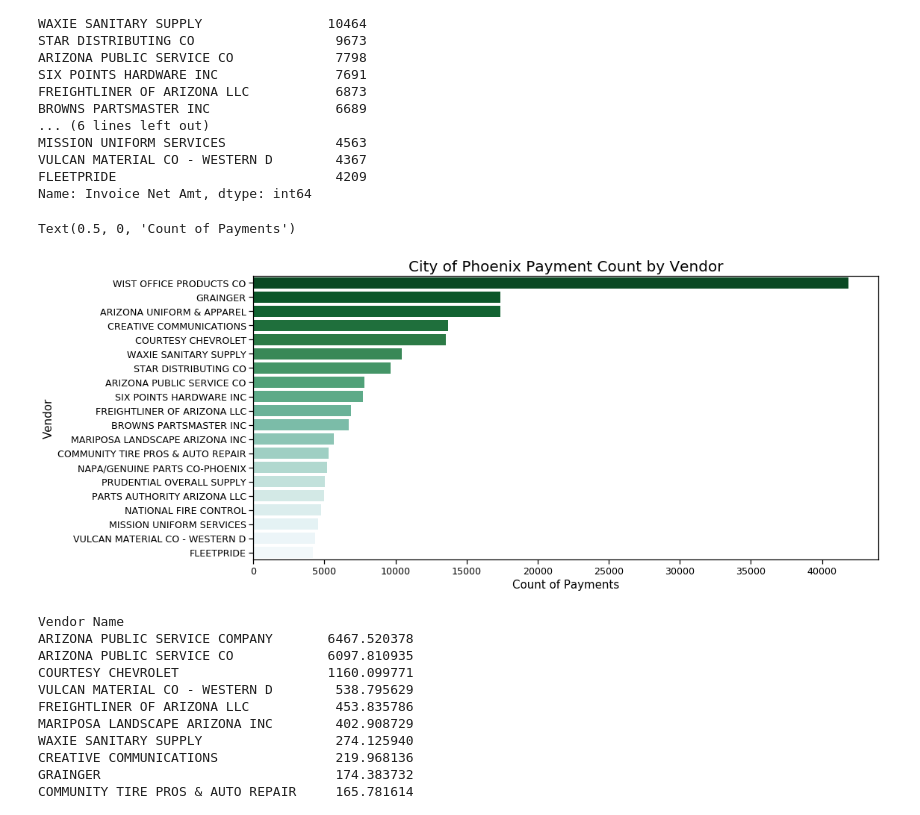
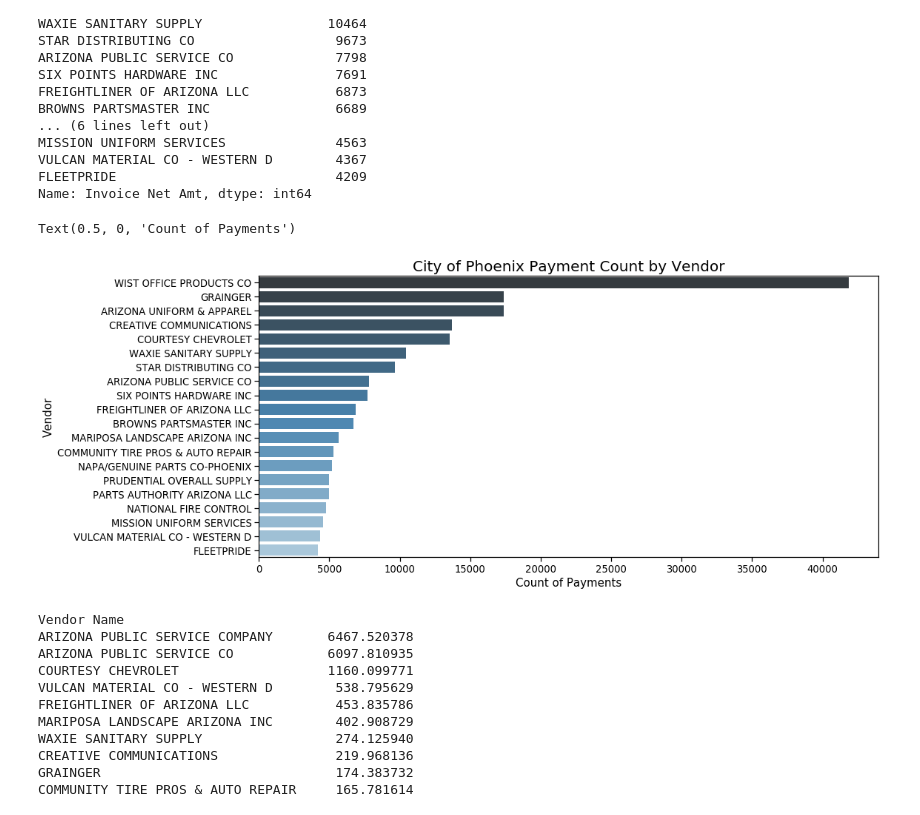
Before and after one commit to mrkjhsn/Vendor-Payments-City-of-Scottsdale, a Jupyter notebook: phx_vendor_payments_EDA.ipynb, the cells around one changed output. Saved outputs shown, nothing was run; the diff lists cells and outputs as text; code cells hidden in the pictures.

```diff
--- a/phx_vendor_payments_EDA.ipynb
+++ b/phx_vendor_payments_EDA.ipynb
@@ -142,16 +142,16 @@ FLEETPRIDE                            4209
 Name: Invoice Net Amt, dtype: int64
 # %%
 plt.subplots(figsize=(15,7))
-sns.barplot(high_volume_vendors.values, high_volume_vendors.index, palette="BuGn_r")
+sns.barplot(high_volume_vendors.values, high_volume_vendors.index, palette="Blues_d")
 
 sns.set_context("notebook", font_scale=1.2)
 
 plt.title('City of Phoenix Payment Count by Vendor',fontsize=20)
 plt.ylabel('Vendor',fontsize=15)
 plt.xlabel('Count of Payments',fontsize=15)
 # %% [output]
 Text(0.5, 0, 'Count of Payments')
-[figure, old version]
+[figure, new version]
 # %%
 # for the above vendors with the highest volume of payments, what is the mean payment value?
 
```
Also changed, not shown: parts of 11 cells of this notebook.
